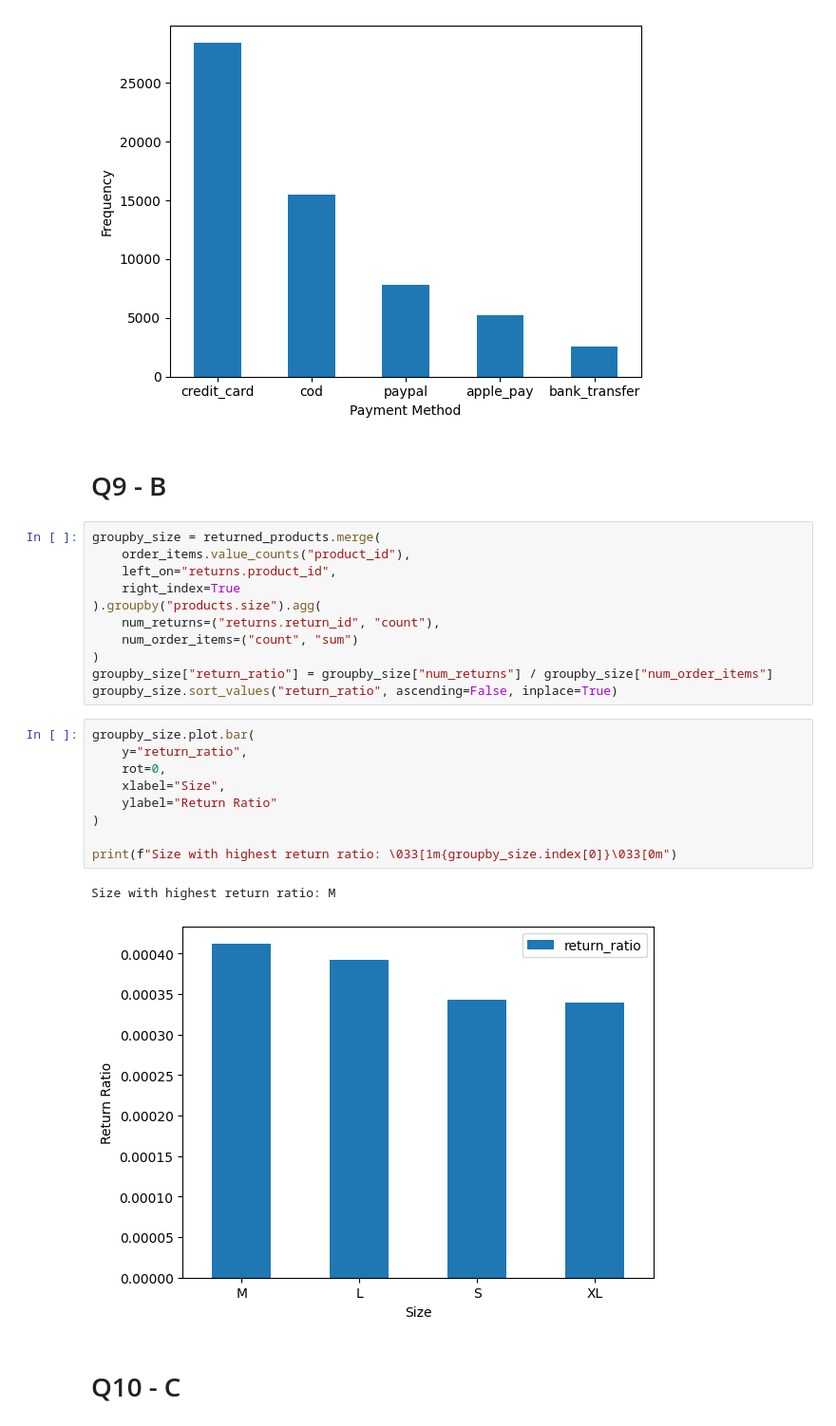
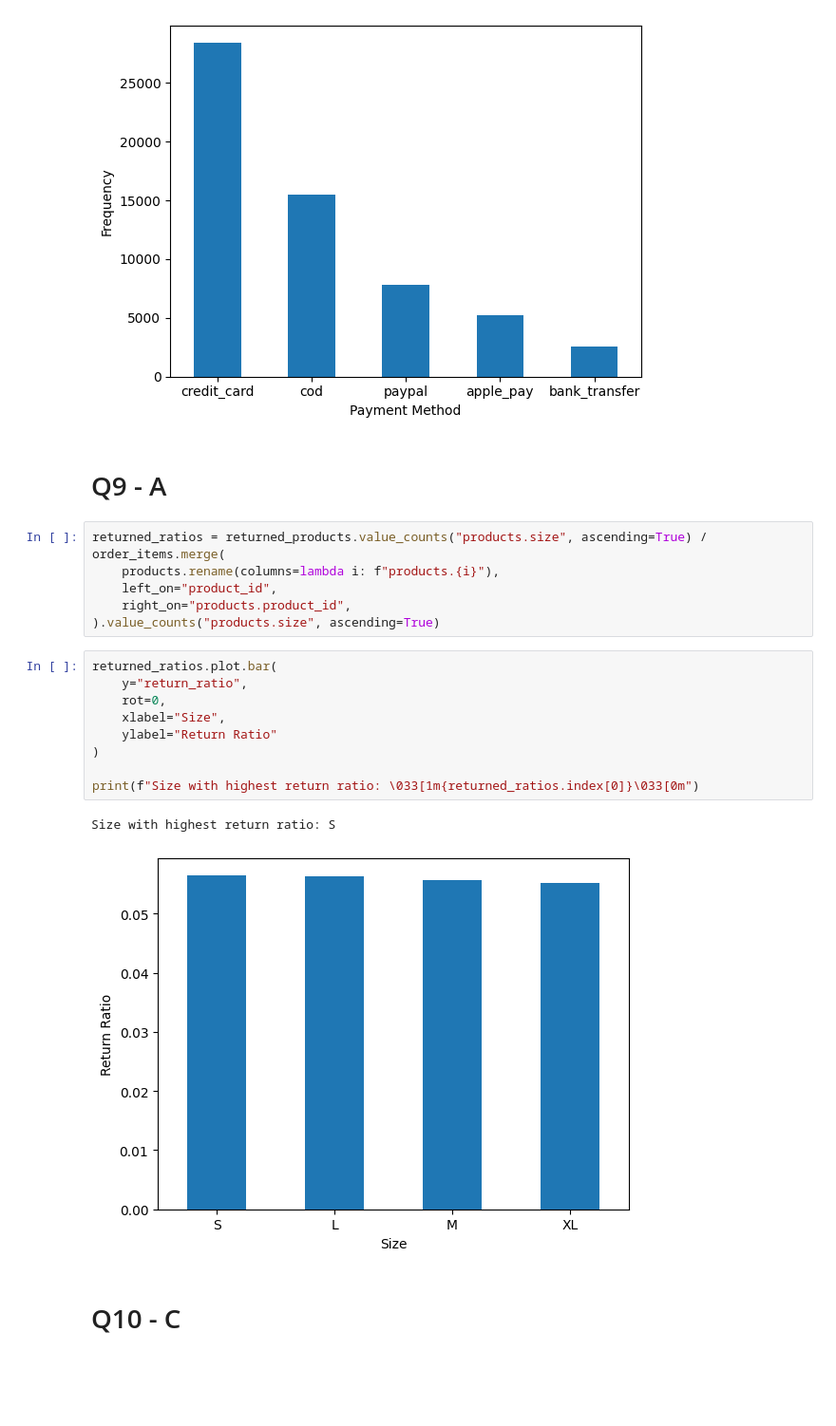
Before and after one commit to Ngoc-Cac/USHIET-DATATHON26, a Jupyter notebook: notebooks/mcq-analysis.ipynb, the cells around one changed output. Shown at 95% size. Saved outputs shown, nothing was run; the diff lists cells and outputs as text; blank space fills up the shorter version.

```diff
--- a/notebooks/mcq-analysis.ipynb
+++ b/notebooks/mcq-analysis.ipynb
@@ -196,30 +196,25 @@ print(f"Most used payment method within cancelled orders: \033[1m{payment_method
 Most used payment method within cancelled orders: credit_card
 [figure]
 # %% [markdown]
-# Q9 - B
+# Q9 - A
-# %%
-groupby_size = returned_products.merge(
-    order_items.value_counts("product_id"),
-    left_on="returns.product_id",
-    right_index=True
-).groupby("products.size").agg(
-    num_returns=("returns.return_id", "count"),
-    num_order_items=("count", "sum")
-)
-groupby_size["return_ratio"] = groupby_size["num_returns"] / groupby_size["num_order_items"]
-groupby_size.sort_values("return_ratio", ascending=False, inplace=True)
+# %%
+returned_ratios = returned_products.value_counts("products.size", ascending=True) / order_items.merge(
+    products.rename(columns=lambda i: f"products.{i}"),
+    left_on="product_id",
+    right_on="products.product_id",
+).value_counts("products.size", ascending=True)
 # %%
-groupby_size.plot.bar(
+returned_ratios.plot.bar(
     y="return_ratio",
     rot=0,
     xlabel="Size",
     ylabel="Return Ratio"
 )
 
-print(f"Size with highest return ratio: \033[1m{groupby_size.index[0]}\033[0m")
+print(f"Size with highest return ratio: \033[1m{returned_ratios.index[0]}\033[0m")
 # %% [output]
-Size with highest return ratio: M
+Size with highest return ratio: S
-[figure, old version]
+[figure, new version]
 # %% [markdown]
 # Q10 - C
 # %%
```
Also changed, not shown: 1 other file.
